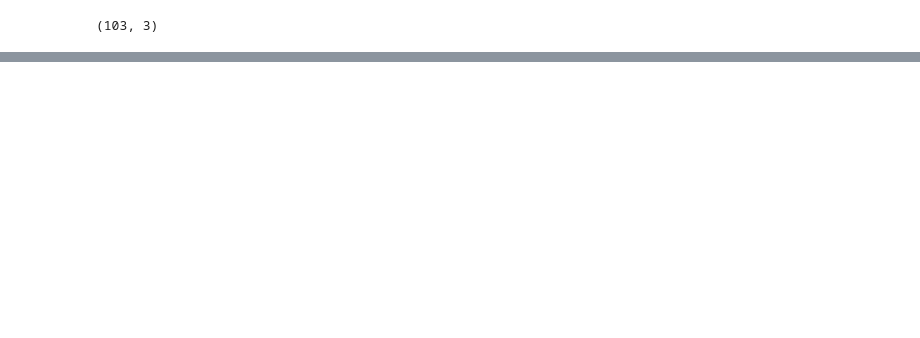
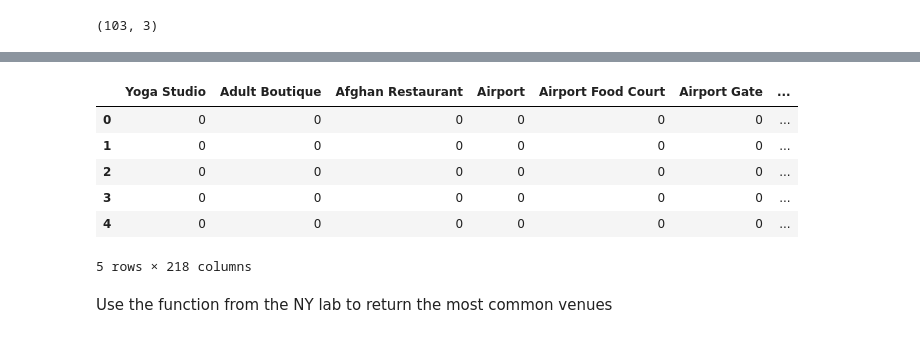
Before and after one commit to IanCarrier/Coursera_Capstone, a Jupyter notebook: scripts/Neighbourhoods-Toronto.ipynb, the cells around one changed output, grey strips where cells are left out. Drawn from its saved outputs; the diff is of its cells as text; code cells hidden in the pictures; blank space fills up the shorter version.

```diff
--- a/scripts/Neighbourhoods-Toronto.ipynb
+++ b/scripts/Neighbourhoods-Toronto.ipynb
@@ -47,0 +115,19 @@ KeyboardInterrupt:
+# %%
+# create the smaller map of Toronto using latitude and longitude values
+map_toronto_small = folium.Map(location=[43.65, -79.4], zoom_start=12)
+
+# add markers to map
+for lat, lng, borough, neighborhood in zip(toronto['Latitude'], toronto['Longitude'], toronto['Borough'], toronto['Neighborhood']):
+    label = '{}, {}'.format(neighborhood, borough)
+    label = folium.Popup(label, parse_html=True)
+    folium.CircleMarker(
+        [lat, lng],
+        radius=5,
+        popup=label,
+        color='darkred',
+        fill=True,
+        fill_color='darkred',
+        fill_opacity=0.6,
+        parse_html=False).add_to(map_toronto_small)
+
+map_toronto_small
@@ -47,0 +150,5 @@ KeyboardInterrupt:
+# %%
+CLIENT_ID = 'ZND133FS1T01EY4UD52IT5SKKR3LHXOZWFVC4T5SIUGDVGRG' # your Foursquare ID
+CLIENT_SECRET = 'FA311SH1WLM1OQDJTWSXKFUNFNP0JYDMVYKOV5ULKGGWQ4GZ' # your Foursquare Secret
+VERSION = '20180605' # Foursquare API version
+LIMIT = 100 # A default Foursquare API limit value
@@ -47,0 +197,6 @@ KeyboardInterrupt:
+# %%
+#Run the above function on each neighborhood and create a new dataframe
+toronto_venues = getNearbyVenues(names=toronto['Neighborhood'],
+                                   latitudes=toronto['Latitude'],
+                                   longitudes=toronto['Longitude']
+                                  )
@@ -47,0 +221,20 @@ KeyboardInterrupt:
+# %%
+# one hot encoding
+toronto_onehot = pd.get_dummies(toronto_venues[['Venue Category']], prefix="", prefix_sep="")
+
+# add neighborhood column back to dataframe
+toronto_onehot['Neighborhood'] = toronto_venues['Neighborhood']
+
+# move neighborhood column to the first column
+fixed_columns = [toronto_onehot.columns[-1]] + list(toronto_onehot.columns[:-1])
+toronto_onehot = toronto_onehot[fixed_columns]
+
+toronto_onehot.head()
+# %% [output]
+|  | Yoga Studio | Adult Boutique | Afghan Restaurant | Airport | Airport Food Court | Airport Gate | ... |
+| 0 | 0 | 0 | 0 | 0 | 0 | 0 | ... |
+| 1 | 0 | 0 | 0 | 0 | 0 | 0 | ... |
+| 2 | 0 | 0 | 0 | 0 | 0 | 0 | ... |
+| 3 | 0 | 0 | 0 | 0 | 0 | 0 | ... |
+| 4 | 0 | 0 | 0 | 0 | 0 | 0 | ... |
+5 rows × 218 columns
@@ -47,0 +243,2 @@ KeyboardInterrupt:
+# %% [markdown]
+Use the function from the NY lab to return the most common venues
```
Also changed, not shown: parts of 37 cells of this notebook.
